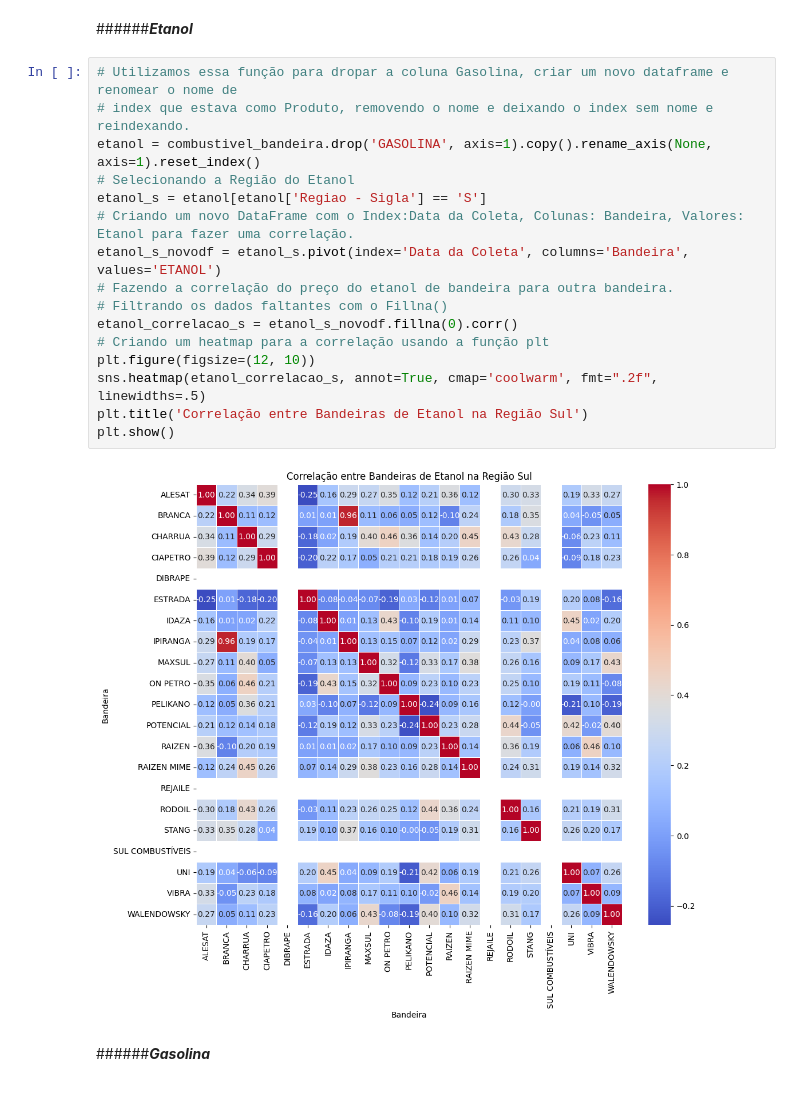
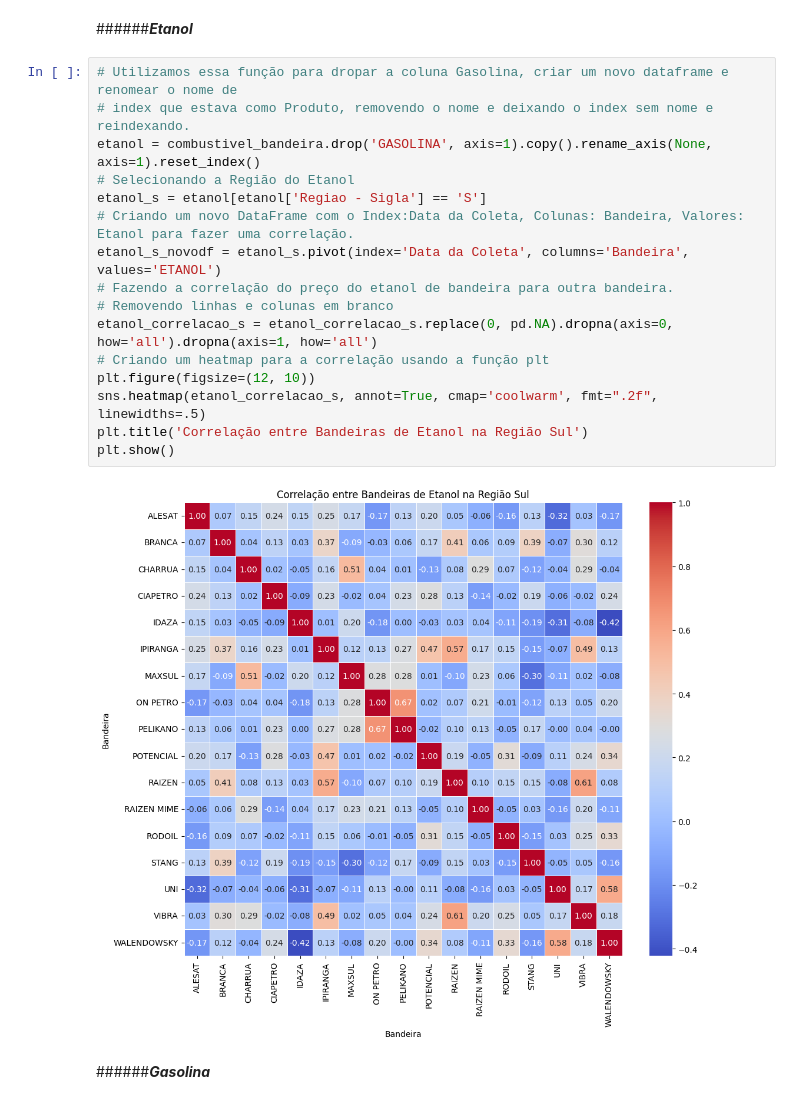
Before and after one commit to alsantosad/PROJECT-ROCKET, a Jupyter notebook: M4TRABALHO_EM_GRUPO.ipynb, the cells around one changed output. Drawn from its saved outputs; the diff is of its cells as text.

```diff
--- a/M4TRABALHO_EM_GRUPO.ipynb
+++ b/M4TRABALHO_EM_GRUPO.ipynb
@@ -915,21 +919,21 @@ plt.show()
 # %%
 # Utilizamos essa função para dropar a coluna Gasolina, criar um novo dataframe e renomear o nome de
 # index que estava como Produto, removendo o nome e deixando o index sem nome e reindexando.
 etanol = combustivel_bandeira.drop('GASOLINA', axis=1).copy().rename_axis(None, axis=1).reset_index()
 # Selecionando a Região do Etanol
 etanol_s = etanol[etanol['Regiao - Sigla'] == 'S']
 # Criando um novo DataFrame com o Index:Data da Coleta, Colunas: Bandeira, Valores: Etanol para fazer uma correlação.
 etanol_s_novodf = etanol_s.pivot(index='Data da Coleta', columns='Bandeira', values='ETANOL')
 # Fazendo a correlação do preço do etanol de bandeira para outra bandeira.
-# Filtrando os dados faltantes com o Fillna()
-etanol_correlacao_s = etanol_s_novodf.fillna(0).corr()
+# Removendo linhas e colunas em branco
+etanol_correlacao_s = etanol_correlacao_s.replace(0, pd.NA).dropna(axis=0, how='all').dropna(axis=1, how='all')
 # Criando um heatmap para a correlação usando a função plt
 plt.figure(figsize=(12, 10))
 sns.heatmap(etanol_correlacao_s, annot=True, cmap='coolwarm', fmt=".2f", linewidths=.5)
 plt.title('Correlação entre Bandeiras de Etanol na Região Sul')
 plt.show()
 # %% [output]
-[figure, old version]
+[figure, new version]
 # %% [markdown]
 ######***Gasolina***
 # %%
```
Also changed, not shown: parts of 2 cells of this notebook.
